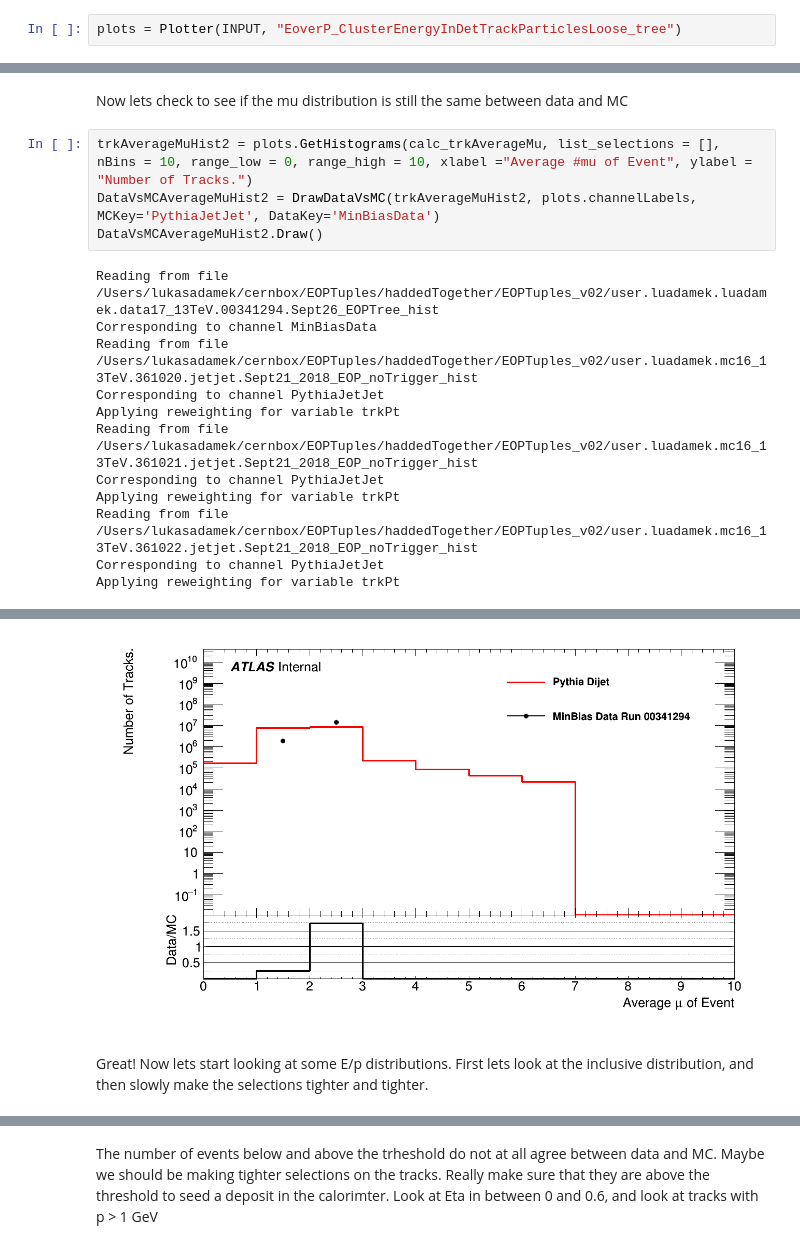
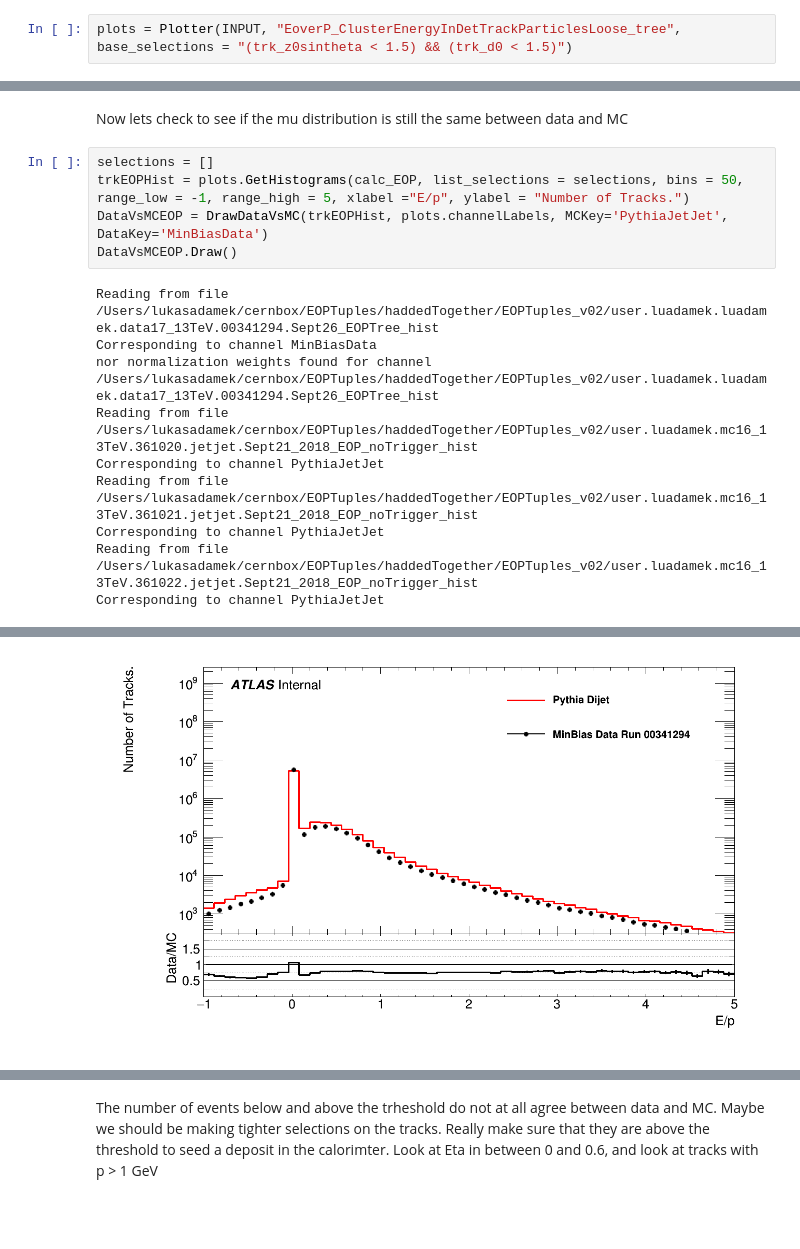
Before and after one commit to jdandoy/EoverPAnalysis, a Jupyter notebook: root_numpy_plotting/ClusterPlots.ipynb, the cells around one changed output, grey strips where cells are left out. Drawn from its saved outputs; the diff is of its cells as text; blank space fills up the shorter version.

```diff
--- a/root_numpy_plotting/ClusterPlots.ipynb
+++ b/root_numpy_plotting/ClusterPlots.ipynb
@@ -10,7 +10,7 @@ from inputs.samples import INPUT
 # %% [markdown]
 First import the plotter. INPUT is a file from the folder inputs/samples.py. This contains a dictionary of files that the plotter will run over. For now we're using the tree: EoverP_ClusterEnergyLCWInDetTrackParticlesLoose_tree. All energy deposits are summed from LCW weighted tracks.
 # %%
-plots = Plotter(INPUT, "EoverP_ClusterEnergyInDetTrackParticlesLoose_tree")
+plots = Plotter(INPUT, "EoverP_ClusterEnergyInDetTrackParticlesLoose_tree", base_selections = "(trk_z0sintheta < 1.5) && (trk_d0 < 1.5)")
 # %% [markdown]
 Next, we need to get the number of tracks in data and MC, and set it so that MC is normalized to the data.
 # %%
@@ -162,18 +186,17 @@ DataVsMC.Draw()
 # %% [markdown]
 Now lets check to see if the mu distribution is still the same between data and MC
 # %%
-trkAverageMuHist2 = plots.GetHistograms(calc_trkAverageMu, list_selections = [], nBins = 10, range_low = 0, range_high = 10, xlabel ="Average #mu of Event", ylabel = "Number of Tracks.")
-DataVsMCAverageMuHist2 = DrawDataVsMC(trkAverageMuHist2, plots.channelLabels, MCKey='PythiaJetJet', DataKey='MinBiasData')
-DataVsMCAverageMuHist2.Draw()
+selections = []
+trkEOPHist = plots.GetHistograms(calc_EOP, list_selections = selections, bins = 50, range_low = -1, range_high = 5, xlabel ="E/p", ylabel = "Number of Tracks.")
+DataVsMCEOP = DrawDataVsMC(trkEOPHist, plots.channelLabels, MCKey='PythiaJetJet', DataKey='MinBiasData')
+DataVsMCEOP.Draw()
 # %% [output]
 Reading from file /Users/lukasadamek/cernbox/EOPTuples/haddedTogether/EOPTuples_v02/user.luadamek.luadamek.data17_13TeV.00341294.Sept26_EOPTree_hist
 Corresponding to channel MinBiasData
+nor normalization weights found for channel /Users/lukasadamek/cernbox/EOPTuples/haddedTogether/EOPTuples_v02/user.luadamek.luadamek.data17_13TeV.00341294.Sept26_EOPTree_hist
 Reading from file /Users/lukasadamek/cernbox/EOPTuples/haddedTogether/EOPTuples_v02/user.luadamek.mc16_13TeV.361020.jetjet.Sept21_2018_EOP_noTrigger_hist
 Corresponding to channel PythiaJetJet
-Applying reweighting for variable trkPt
 Reading from file /Users/lukasadamek/cernbox/EOPTuples/haddedTogether/EOPTuples_v02/user.luadamek.mc16_13TeV.361021.jetjet.Sept21_2018_EOP_noTrigger_hist
 Corresponding to channel PythiaJetJet
-Applying reweighting for variable trkPt
 Reading from file /Users/lukasadamek/cernbox/EOPTuples/haddedTogether/EOPTuples_v02/user.luadamek.mc16_13TeV.361022.jetjet.Sept21_2018_EOP_noTrigger_hist
 Corresponding to channel PythiaJetJet
-Applying reweighting for variable trkPt
@@ -182,4 +203,2 @@ Warning in <TROOT::Append>: Replacing existing TH1: trkAverageMu_PythiaJetJet (P
-[figure, old version]
+[figure, new version]
-# %% [markdown]
-Great! Now lets start looking at some E/p distributions. First lets look at the inclusive distribution, and then slowly make the selections tighter and tighter.
 # %%
```
Also changed, not shown: parts of 32 cells of this notebook, 1 other file.
